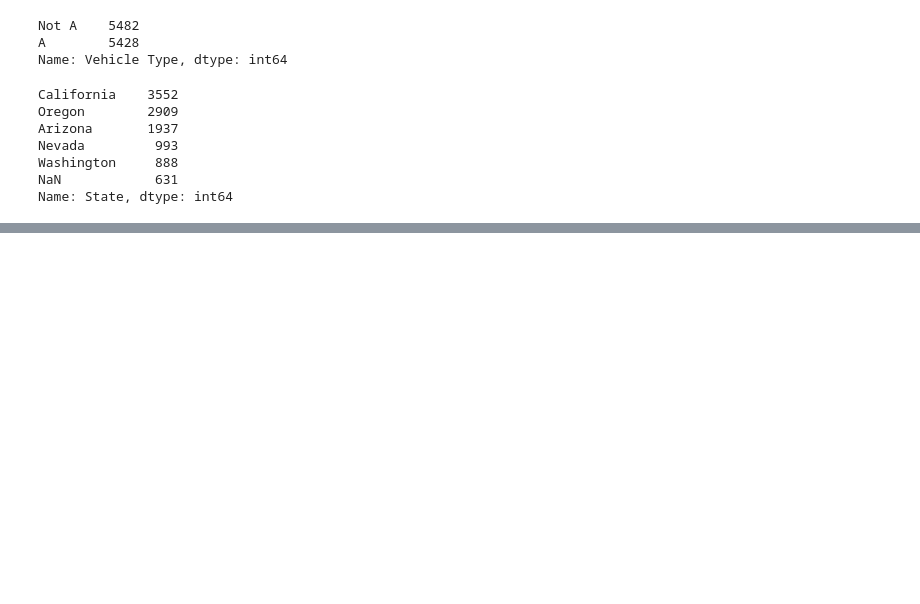
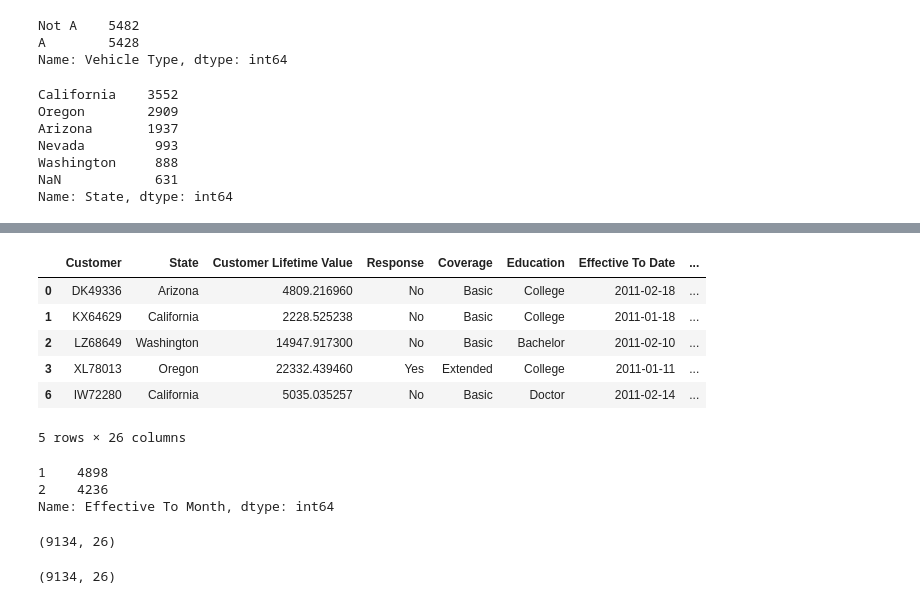
Before and after one commit to ebourelly/lab-customer-analysis-round-2, a Jupyter notebook: files_for_lab/csv_files/cust_analysis_round_2.ipynb, the cells around one changed output, grey strips where cells are left out. Saved outputs shown, nothing was run; the diff lists cells and outputs as text; code cells hidden in the pictures; blank space fills up the shorter version.

```diff
--- a/files_for_lab/csv_files/cust_analysis_round_2.ipynb
+++ b/files_for_lab/csv_files/cust_analysis_round_2.ipynb
@@ -215,0 +407,3 @@ dtype: int64
+# %%
+data = data[data['State'] != 'Unknown']
+data['State'].value_counts(dropna=False)
@@ -215,0 +438,2 @@ dtype: int64
+# %%
+data = data.dropna()
@@ -215,0 +465,6 @@ dtype: int64
+# %%
+
+# 6. DATETIME FORMAT
+
+# we only have one column with dates, 'Effective To Date'
+data['Effective To Date'] = pd.to_datetime(data['Effective To Date'], errors='coerce')
@@ -215,0 +513,18 @@ dtype: int64
+# %%
+data['Effective To Month'] = list(map(lambda x: x.month, data['Effective To Date']))
+# %%
+data.head()
+# %% [output]
+|  | Customer | State | Customer Lifetime Value | Response | Coverage | Education | Effective To Date | ... |
+| 0 | DK49336 | Arizona | 4809.216960 | No | Basic | College | 2011-02-18 | ... |
+| 1 | KX64629 | California | 2228.525238 | No | Basic | College | 2011-01-18 | ... |
+| 2 | LZ68649 | Washington | 14947.917300 | No | Basic | Bachelor | 2011-02-10 | ... |
+| 3 | XL78013 | Oregon | 22332.439460 | Yes | Extended | College | 2011-01-11 | ... |
+| 6 | IW72280 | California | 5035.035257 | No | Basic | Doctor | 2011-02-14 | ... |
+5 rows × 26 columns
+# %%
+data['Effective To Month'].value_counts(dropna=False)
+# %% [output]
+1    4898
+2    4236
+Name: Effective To Month, dtype: int64
@@ -215,0 +534,8 @@ dtype: int64
+# %%
+data_Q1.shape
+# %% [output]
+(9134, 26)
+# %%
+data.shape
+# %% [output]
+(9134, 26)
```
Also changed, not shown: parts of 31 cells of this notebook.
